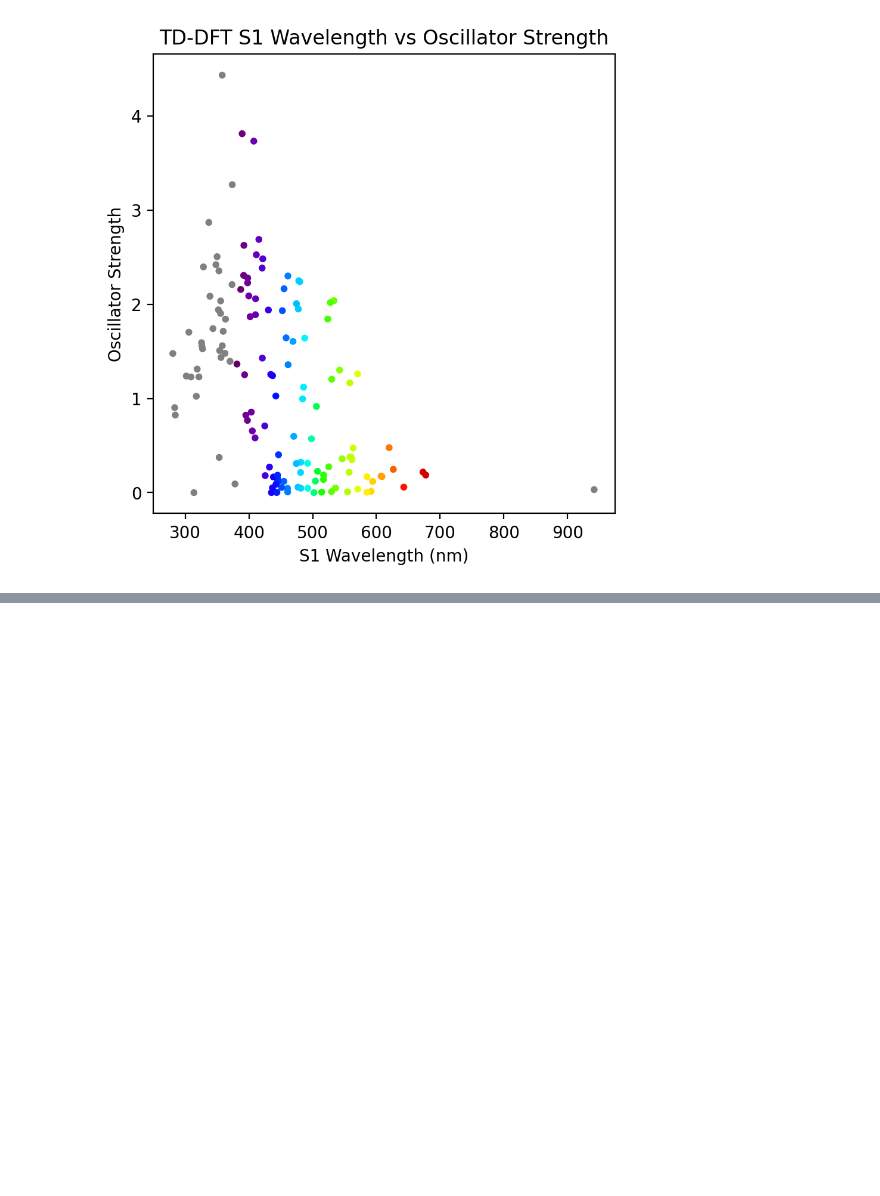
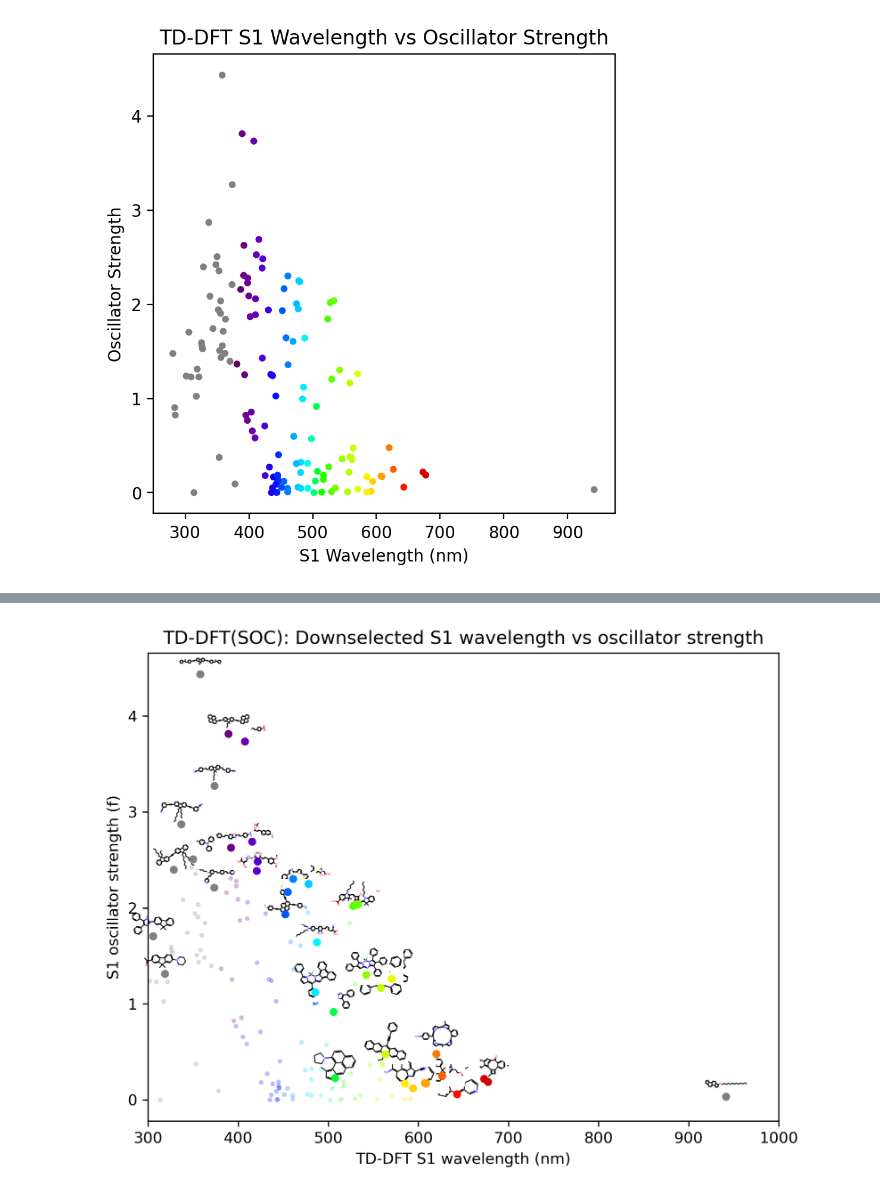
Before and after one commit to the-matter-lab/OLED_accelerated_screening, a Jupyter notebook: compare_std2_td-dft.ipynb, the cells around one changed output, grey strips where cells are left out. Drawn from its saved outputs; the diff is of its cells as text; code cells hidden in the pictures; blank space fills up the shorter version.

```diff
--- a/compare_std2_td-dft.ipynb
+++ b/compare_std2_td-dft.ipynb
@@ -395,10 +395,75 @@ plt.close()
 # %%
-# draw td-dft molecule with largest wavelength
-td_dft_sorted_df = td_dft_df.sort_values(by='E_S1_SOC(eV)')
-molecule_smiles = td_dft_sorted_df.iloc[0]['smiles']
-mol = Chem.MolFromSmiles(molecule_smiles)
-img = Draw.MolToImage(mol, size=(300, 300))
-img.show()
-print('Wavelength of molecule with highest TD-DFT(SOC) S1 wavelength: ', td_dft_sorted_df.iloc[0]['wl_S1_SOC(nm)'])
-print('smiles: ', molecule_smiles)
+# ===============================================
+# parameters for molecule sketch size
+# ===============================================
+MOL_IMG_SIZE = (100, 100)     # RDKit drawing size
+MOL_IMG_ZOOM = 0.3           # zoom factor for placement in the plot
+MAX_MOLS_WITH_STRUCT = 500    # how many molecules to annotate, 500 so we plot all
+# ===============================================
+
+from rdkit import Chem
+from rdkit.Chem import Draw
+from matplotlib.offsetbox import OffsetImage, AnnotationBbox
+
+# -------- data for plot --------
+wl_rest  = rest_df['wl_S1_SOC(nm)'].to_numpy()
+osc_rest = rest_df['osc_S1_SOC'].to_numpy()
+colors_rest = [wavelength_to_rgb(w) for w in wl_rest]
+
+wl_sel  = down_df['wl_S1_SOC(nm)'].to_numpy()
+osc_sel = down_df['osc_S1_SOC'].to_numpy()
+colors_sel = [wavelength_to_rgb(w) for w in wl_sel]
+
+# overall y-range for offset
+all_osc = np.concatenate([osc_rest, osc_sel])
+ymin, ymax = all_osc.min(), all_osc.max()
+y_offset = 0.03 * (ymax - ymin)
+
+# -------- figure --------
+fig, ax = plt.subplots(figsize=(6.6, 5.2), dpi=300)
+
+ax.set_xlabel('TD-DFT S1 wavelength (nm)')
+ax.set_ylabel('S1 oscillator strength (f)')
+ax.set_title('TD-DFT(SOC): Downselected S1 wavelength vs oscillator strength')
+ax.set_xlim(300, 1000)
+
+# --- molecules to annotate (largest wavelengths among selected) ---
+annot_df = (
+    down_df
+    .sort_values('wl_S1_SOC(nm)', ascending=False)
+    .head(MAX_MOLS_WITH_STRUCT)
+)
+
+# 1) draw molecule images FIRST (or with lower zorder), with transparent background
+for _, row in annot_df.iterrows():
+    smiles = row['smiles']
+    wl = row['wl_S1_SOC(nm)']
+    f  = row['osc_S1_SOC']
+
+    mol = Chem.MolFromSmiles(smiles)
+    if mol is None:
+        continue
+
+    # RDKit PIL image with transparent background
+    pil_img = Draw.MolToImage(mol, size=MOL_IMG_SIZE, bgColor=None)
+    pil_img = pil_img.convert("RGBA")  # ensure RGBA for transparency
+    img_arr = np.array(pil_img)
+
+    imagebox = OffsetImage(img_arr, zoom=MOL_IMG_ZOOM)
+    ab = AnnotationBbox(
+        imagebox,
+        (wl, f + y_offset),
+        frameon=False,
+        pad=0.0,
+        zorder=0    # below the scatter points
+    )
+    ax.add_artist(ab)
+
+# 2) then draw the scatter points ON TOP
+ax.scatter(wl_rest, osc_rest, c=colors_rest, s=5,  alpha=0.2, zorder=1)
+ax.scatter(wl_sel,  osc_sel,  c=colors_sel,  s=18, alpha=1.0, zorder=2)
+
+plt.tight_layout()
+plt.show()
+plt.close()
 # %% [output]
@@ -406,0 +470 @@ smiles:  CCCCCCCCCCCCCOC1=CC=c2c1ccc1c3c(ccc21)C=CC=3
+[figure, added]
```
Also changed, not shown: parts of 3 cells of this notebook, 10 other files.
